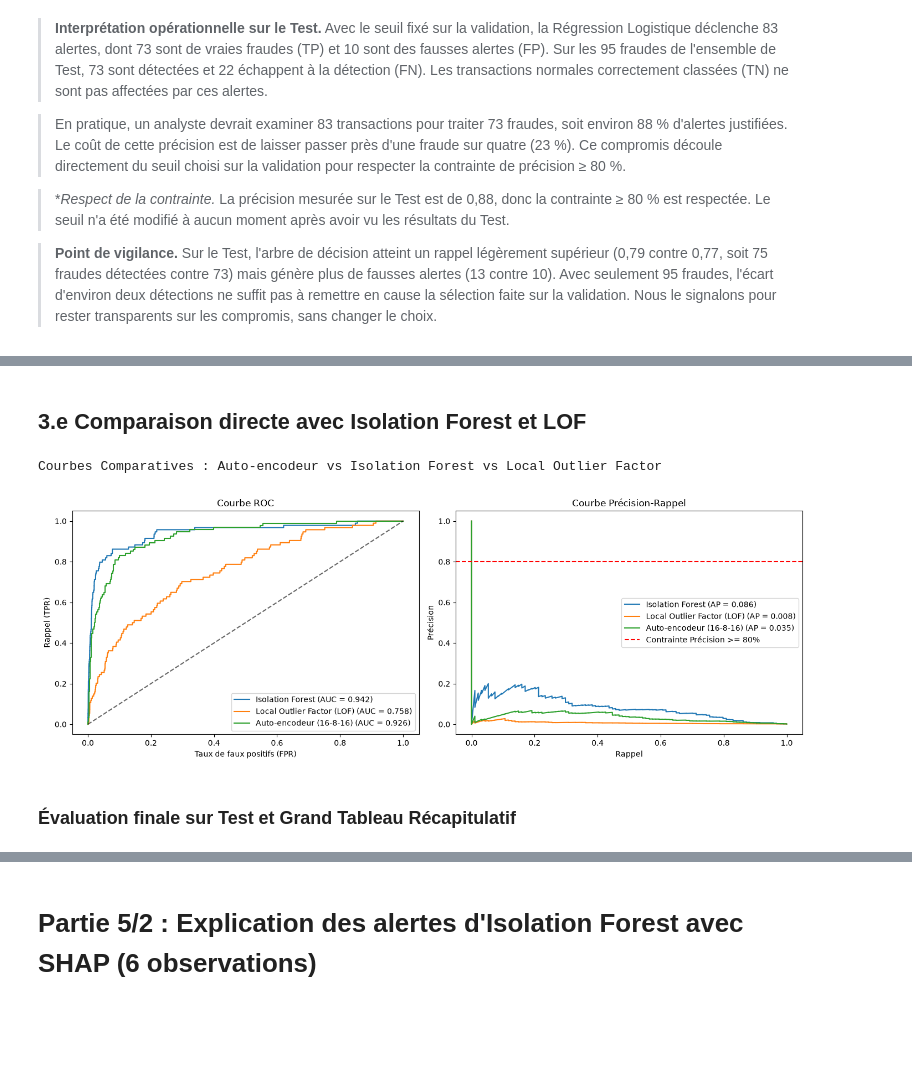
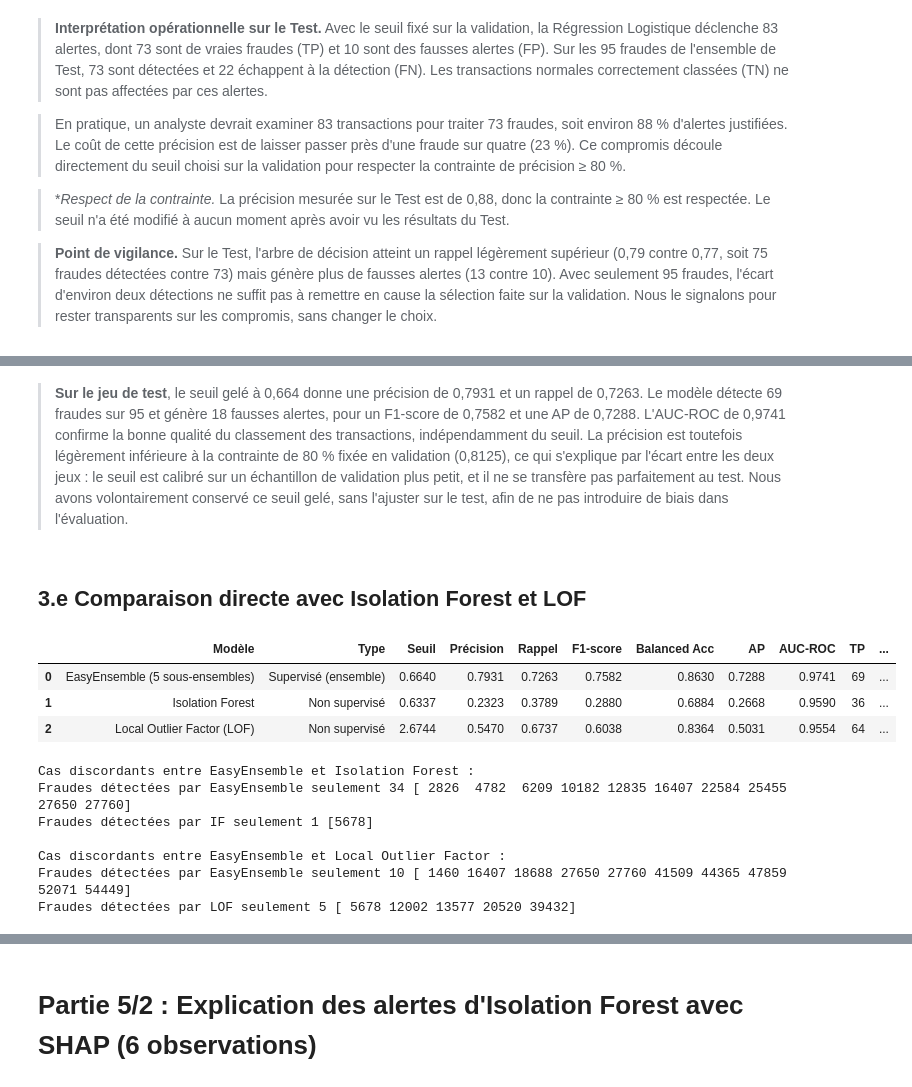
Before and after one commit to HananeDjouadi/TP-Anomalie-ML, a Jupyter notebook: notebook/partie2et3_fraudes.ipynb, the cells around one changed output, grey strips where cells are left out. Saved outputs shown, nothing was run; the diff lists cells and outputs as text; code cells hidden in the pictures; blank space fills up the shorter version.

```diff
--- a/notebook/partie2et3_fraudes.ipynb
+++ b/notebook/partie2et3_fraudes.ipynb
@@ -525,0 +562,9 @@ Entraînement de : Autoencodeur (16-8-16, L2 fort)...
+# %%
+valides = tableau_ee[tableau_ee["Contrainte (>=80%)"] == "Atteint"]
+nom_ee = valides.sort_values("Rappel", ascending=False)["Modèle"].iloc[0]
+seuil_ee = tableau_ee.loc[tableau_ee["Modèle"] == nom_ee, "Seuil"].iloc[0]
+t_ee = tableau_ee.loc[tableau_ee["Modèle"] == nom_ee, "Temps Train (s)"].iloc[0]
+m_ee, scores_test_ee = utils_partie3.evaluer_easyensemble_test(
+    modeles_ee[nom_ee], X_test_s, y_test, seuil_ee, t_ee, nom_ee
+)
+display(m_ee)
@@ -526,15 +574,46 @@ Entraînement de : Autoencodeur (16-8-16, L2 fort)...
+# %% [markdown]
+> **Sur le jeu de test**, le seuil gelé à 0,664 donne une précision de 0,7931 et un rappel de 0,7263. Le modèle détecte 69 fraudes sur 95 et génère 18 fausses alertes, pour un F1-score de 0,7582 et une AP de 0,7288. L'AUC-ROC de 0,9741 confirme la bonne qualité du classement des transactions, indépendamment du seuil. La précision est toutefois légèrement inférieure à la contrainte de 80 % fixée en validation (0,8125), ce qui s'explique par l'écart entre les deux jeux : le seuil est calibré sur un échantillon de validation plus petit, et il ne se transfère pas parfaitement au test. Nous avons volontairement conservé ce seuil gelé, sans l'ajuster sur le test, afin de ne pas introduire de biais dans l'évaluation.
 # %% [markdown]
 ## 3.e Comparaison directe avec Isolation Forest et LOF
 # %%
-# Comparaison globale des détecteurs non supervisés
-utils_partie3.comparer_detecteurs_non_supervises(
-    y_val,
-    scores_non_sup_dict["Isolation Forest"],
-    scores_non_sup_dict["Local Outlier Factor (LOF)"],
-    scores_ae_dict["Autoencodeur (16-8-16)"]
+from utils_files import utils_partie3
+import importlib
+importlib.reload(utils_partie3)
+tab_comp, scores_comp, seuils_comp = utils_partie3.comparer_easyensemble_aux_non_supervises(
+    modeles_ee[nom_ee], nom_ee, seuil_ee, t_ee, detecteurs, seuils_3a,
+    X_train_s, X_train_lof, X_test_s, y_test,
 )
+display(tab_comp)
+
+print("Cas discordants entre EasyEnsemble et Isolation Forest :")
+cas = utils_partie3.cas_discordants(
+    y_test,
+    scores_comp[nom_ee], seuils_comp[nom_ee],
+    scores_comp["Isolation Forest"], seuils_comp["Isolation Forest"],
+    "EasyEnsemble", "IF",
+)
+for libelle, indices in cas.items():
+    print(libelle, len(indices), indices[:10])
+
+
+print("\nCas discordants entre EasyEnsemble et Local Outlier Factor :")
+cas_lof = utils_partie3.cas_discordants(
+    y_test,
+    scores_comp[nom_ee], seuils_comp[nom_ee],
+    scores_comp["Local Outlier Factor (LOF)"], seuils_comp["Local Outlier Factor (LOF)"],
+    "EasyEnsemble", "LOF",
+)
+for libelle, indices in cas_lof.items():
+    print(libelle, len(indices), indices[:10])
 # %% [output]
+|  | Modèle | Type | Seuil | Précision | Rappel | F1-score | Balanced Acc | AP | AUC-ROC | TP | ... |
+| 0 | EasyEnsemble (5 sous-ensembles) | Supervisé (ensemble) | 0.6640 | 0.7931 | 0.7263 | 0.7582 | 0.8630 | 0.7288 | 0.9741 | 69 | ... |
+| 1 | Isolation Forest | Non supervisé | 0.6337 | 0.2323 | 0.3789 | 0.2880 | 0.6884 | 0.2668 | 0.9590 | 36 | ... |
+| 2 | Local Outlier Factor (LOF) | Non supervisé | 2.6744 | 0.5470 | 0.6737 | 0.6038 | 0.8364 | 0.5031 | 0.9554 | 64 | ... |
-Courbes Comparatives : Auto-encodeur vs Isolation Forest vs Local Outlier Factor
+Cas discordants entre EasyEnsemble et Isolation Forest :
+Fraudes détectées par EasyEnsemble seulement 34 [ 2826  4782  6209 10182 12835 16407 22584 25455 27650 27760]
+Fraudes détectées par IF seulement 1 [5678]
+
+Cas discordants entre EasyEnsemble et Local Outlier Factor :
+Fraudes détectées par EasyEnsemble seulement 10 [ 1460 16407 18688 27650 27760 41509 44365 47859 52071 54449]
+Fraudes détectées par LOF seulement 5 [ 5678 12002 13577 20520 39432]
-[figure, removed]
-# %% [markdown]
-### Évaluation finale sur Test et Grand Tableau Récapitulatif
```
Also changed, not shown: parts of 23 cells of this notebook, 1 other file.
